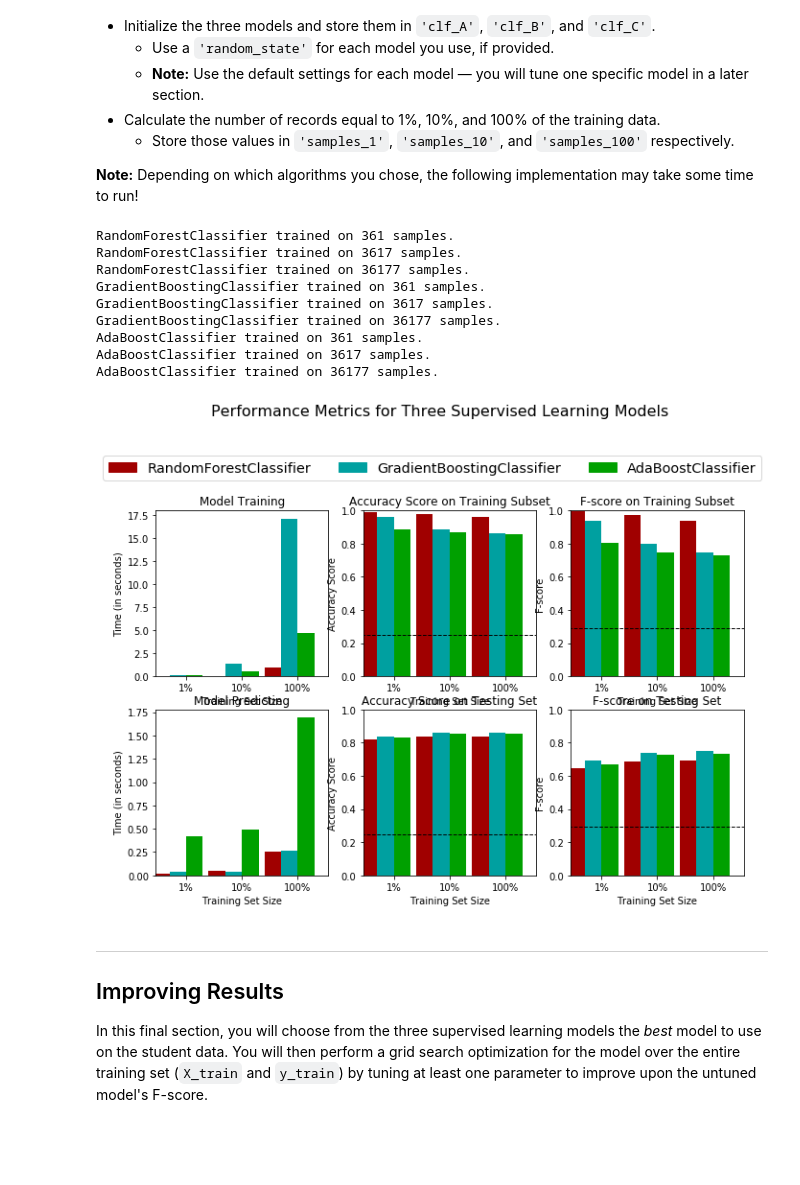
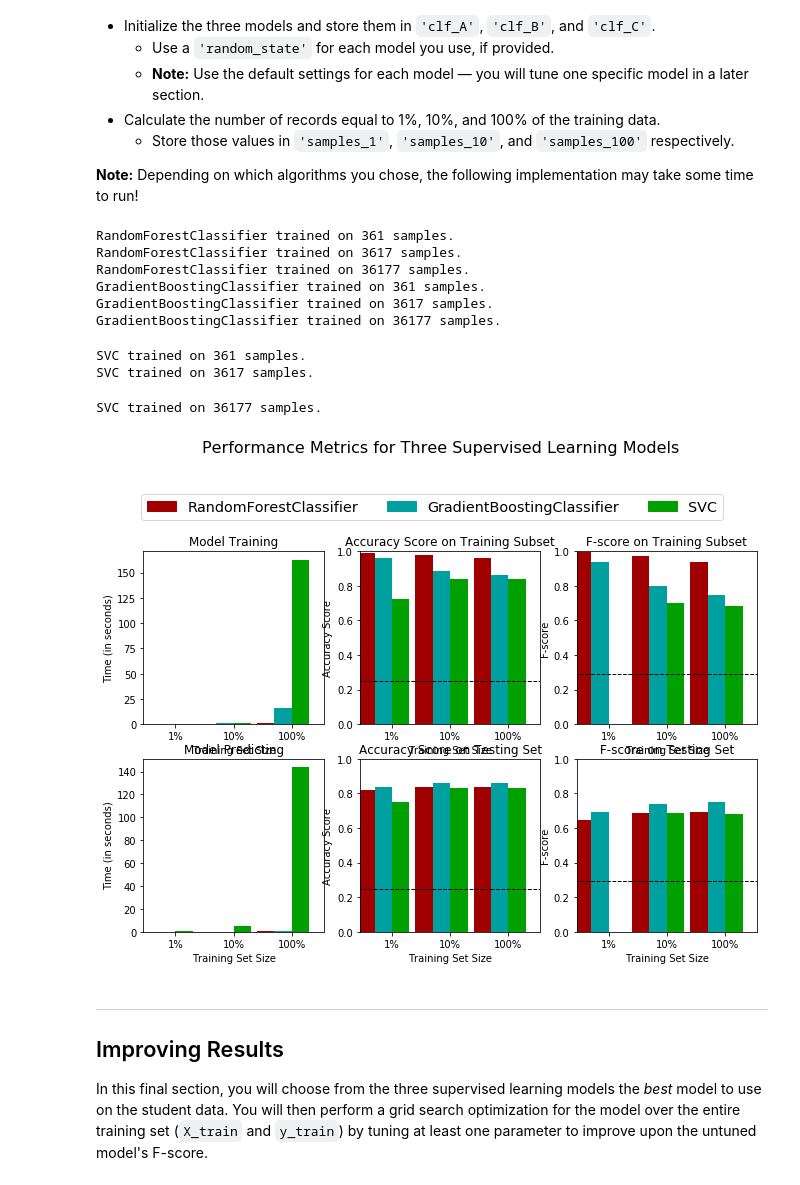
Before and after one commit to prithvidalal/Udacity-intro_to_ML_projects, a Jupyter notebook: charity-ml/finding_donors.ipynb, the cells around one changed output. Saved outputs shown, nothing was run; the diff lists cells and outputs as text; code cells hidden in the pictures; blank space fills up the shorter version.

```diff
--- a/charity-ml/finding_donors.ipynb
+++ b/charity-ml/finding_donors.ipynb
@@ -187,7 +178,7 @@ Name: income, dtype: int64
 features_final = pd.get_dummies(data = features_log_minmax_transform, columns = ['sex'], drop_first = True)
 features_final = pd.get_dummies(data = features_final)
 # TODO: Encode the 'income_raw' data to numerical values
-income = income_raw.map({'<=50K' : 0, '>50K' : 1})
+income = income_raw.apply(lambda x: 1 if x == '>50K' else 0)
 # Print the number of features after one-hot encoding
 encoded = list(features_final.columns)
 print("{} total features after one-hot encoding.".format(len(encoded)))
@@ -415,38 +406,38 @@ from sklearn.svm import SVC
 # TODO: Initialize the three models
 clf_A = RandomForestClassifier(random_state = 101)
 clf_B = GradientBoostingClassifier(random_state = 101)
-clf_C = AdaBoostClassifier(random_state = 101)
+clf_C = SVC(random_state = 101)
 
 # TODO: Calculate the number of samples for 1%, 10%, and 100% of the training data
 # HINT: samples_100 is the entire training set i.e. len(y_train)
 # HINT: samples_10 is 10% of samples_100 (ensure to set the count of the values to be `int` and not `float`)
 # HINT: samples_1 is 1% of samples_100 (ensure to set the count of the values to be `int` and not `float`)
 samples_100 = len(y_train)
 samples_10 = int(0.1 * len(y_train))
 samples_1 = int(0.01 * len(y_train))
 
 # Collect results on the learners
 results = {}
 for clf in [clf_A, clf_B, clf_C]:
     clf_name = clf.__class__.__name__
     results[clf_name] = {}
     for i, samples in enumerate([samples_1, samples_10, samples_100]):
         results[clf_name][i] = \
         train_predict(clf, samples, X_train, y_train, X_test, y_test)
 
 # Run metrics visualization for the three supervised learning models chosen
 vs.evaluate(results, accuracy, fscore)
 # %% [output]
 RandomForestClassifier trained on 361 samples.
 RandomForestClassifier trained on 3617 samples.
 RandomForestClassifier trained on 36177 samples.
 GradientBoostingClassifier trained on 361 samples.
 GradientBoostingClassifier trained on 3617 samples.
 GradientBoostingClassifier trained on 36177 samples.
-AdaBoostClassifier trained on 361 samples.
-AdaBoostClassifier trained on 3617 samples.
-AdaBoostClassifier trained on 36177 samples.
+SVC trained on 361 samples.
+SVC trained on 3617 samples.
+SVC trained on 36177 samples.
-[figure, old version]
+[figure, new version]
 # %% [markdown]
 ----
 ## Improving Results
```
Also changed, not shown: parts of 21 cells of this notebook, 1 other file.
